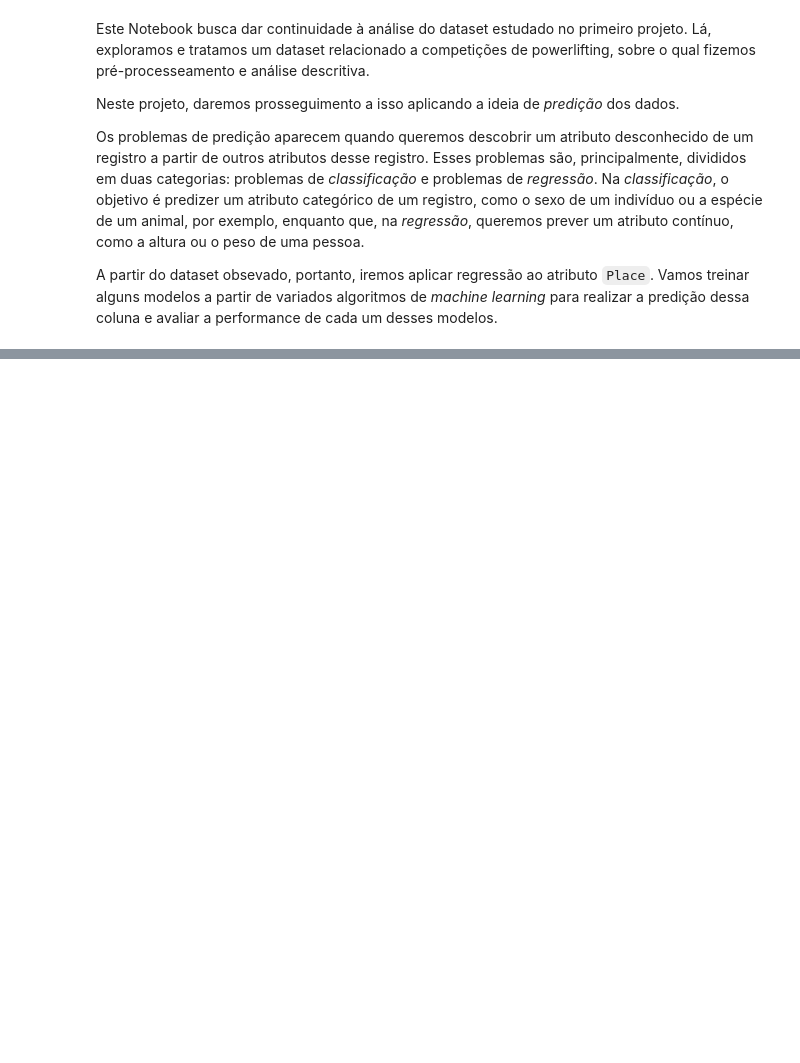
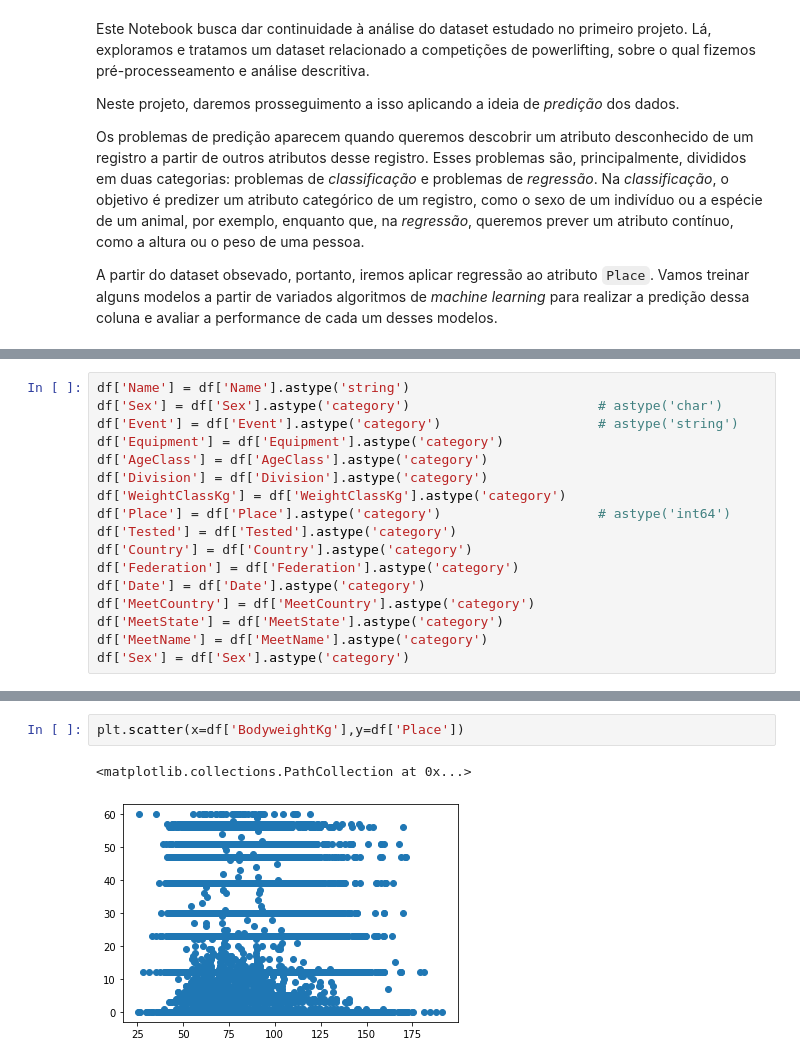
Before and after one commit to RafaelBNN/if697, a Jupyter notebook: Projeto_2_IF697.ipynb, the cells around one changed output, grey strips where cells are left out. Cells and saved outputs as stored; diff of their text form; blank space fills up the shorter version.

```diff
--- a/Projeto_2_IF697.ipynb
+++ b/Projeto_2_IF697.ipynb
@@ -55,0 +72,17 @@ A partir do dataset obsevado, portanto, iremos aplicar regressão ao atributo `P
+# %%
+df['Name'] = df['Name'].astype('string')
+df['Sex'] = df['Sex'].astype('category')                        # astype('char')
+df['Event'] = df['Event'].astype('category')                    # astype('string')
+df['Equipment'] = df['Equipment'].astype('category')
+df['AgeClass'] = df['AgeClass'].astype('category')
+df['Division'] = df['Division'].astype('category')
+df['WeightClassKg'] = df['WeightClassKg'].astype('category')
+df['Place'] = df['Place'].astype('category')                    # astype('int64')
+df['Tested'] = df['Tested'].astype('category')
+df['Country'] = df['Country'].astype('category')
+df['Federation'] = df['Federation'].astype('category')
+df['Date'] = df['Date'].astype('category')
+df['MeetCountry'] = df['MeetCountry'].astype('category')
+df['MeetState'] = df['MeetState'].astype('category')
+df['MeetName'] = df['MeetName'].astype('category')
+df['Sex'] = df['Sex'].astype('category')
@@ -55,0 +170,5 @@ A partir do dataset obsevado, portanto, iremos aplicar regressão ao atributo `P
+# %%
+plt.scatter(x=df['BodyweightKg'],y=df['Place'])
+# %% [output]
+<matplotlib.collections.PathCollection at 0x...>
+[figure, added]
```
Also changed, not shown: parts of 13 cells of this notebook.
